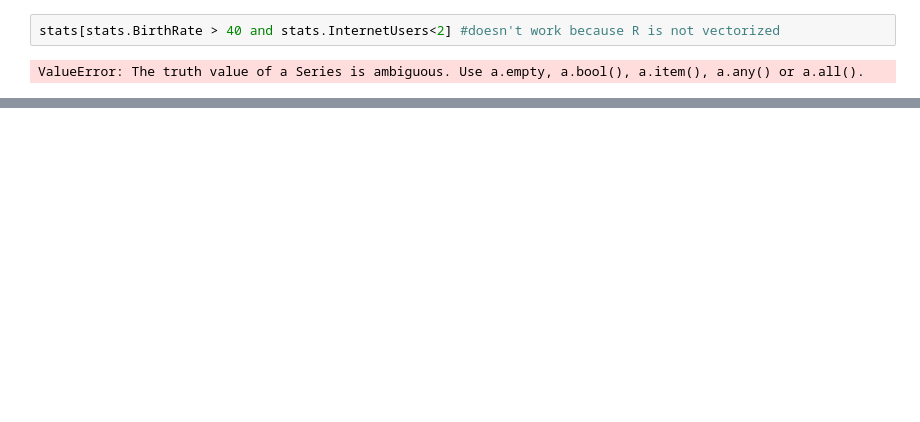
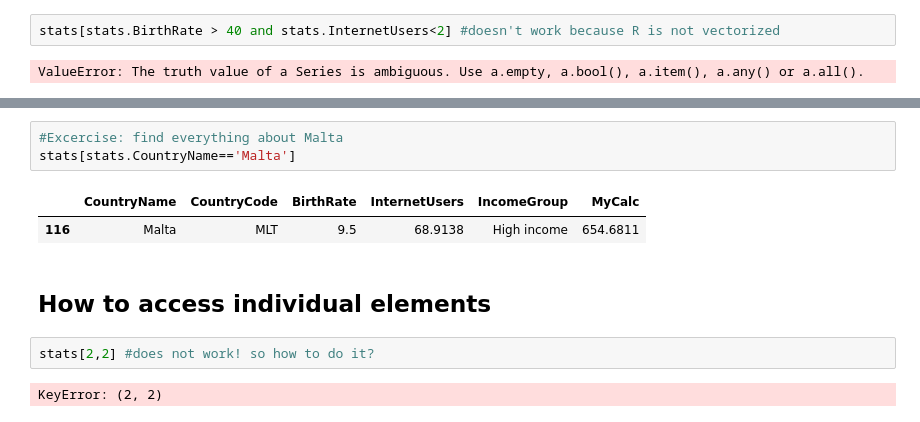
Before and after one commit to klimantje/PythonProgrammingCourse, a Jupyter notebook: Data import and exploring in python.ipynb, the cells around one changed output, grey strips where cells are left out. Cells and saved outputs as stored; diff of their text form; blank space fills up the shorter version.

```diff
--- a/Data import and exploring in python.ipynb
+++ b/Data import and exploring in python.ipynb
@@ -383,0 +342,12 @@ ValueError: The truth value of a Series is ambiguous. Use a.empty, a.bool(), a.i
+# %%
+#Excercise: find everything about Malta
+stats[stats.CountryName=='Malta']
+# %% [output]
+|  | CountryName | CountryCode | BirthRate | InternetUsers | IncomeGroup | MyCalc |
+| 116 | Malta | MLT | 9.5 | 68.9138 | High income | 654.6811 |
+# %% [markdown]
+## How to access individual elements
+# %%
+stats[2,2] #does not work! so how to do it?
+# %% [output]
+KeyError: (2, 2)
```
Also changed, not shown: parts of 21 cells of this notebook.
